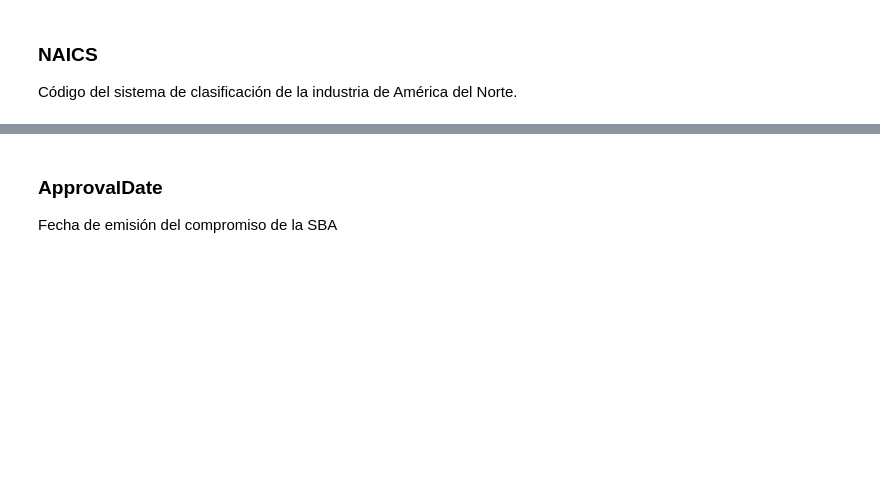
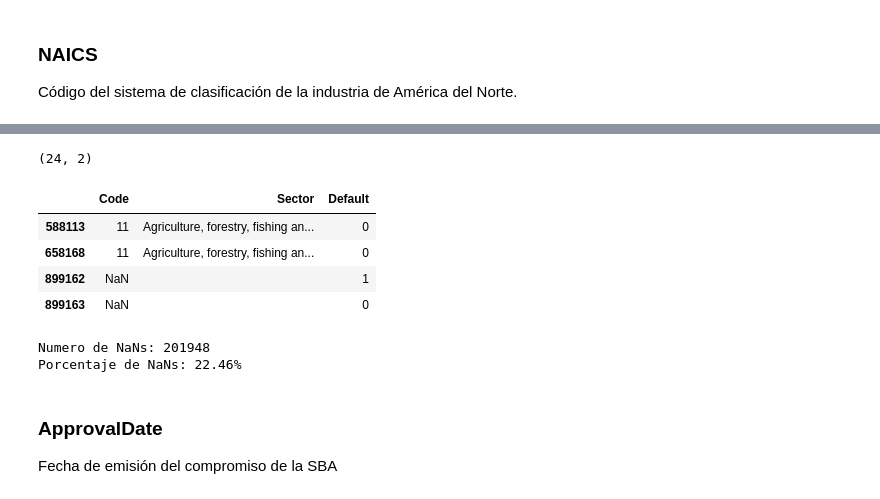
Before and after one commit to Ly-Ax/TFMasterIA, a Jupyter notebook: notebooks/data_exploration.ipynb, the cells around one changed output, grey strips where cells are left out. Saved outputs shown, nothing was run; the diff lists cells and outputs as text; code cells hidden in the pictures; blank space fills up the shorter version.

```diff
--- a/notebooks/data_exploration.ipynb
+++ b/notebooks/data_exploration.ipynb
@@ -357,3 +309,60 @@ df_naics
+# %%
+sector = {"Code": ["11", "21", "22", "23", "31", "32", "33", "42", "44", "45", "48", "49",
+                   "51", "52", "53", "54", "55", "56", "61", "62", "71", "72", "81", "92"],
+          "Sector": ["Agriculture, forestry, fishing and hunting",
+                     "Mining, quarrying, and oil and gas extraction",
+                     "Utilities",
+                     "Construction",
+                     "Manufacturing",
+                     "Manufacturing",
+                     "Manufacturing",
+                     "Wholesale trade",
+                     "Retail trade",
+                     "Retail trade",
+                     "Transportation and warehousing",
+                     "Transportation and warehousing",
+                     "Information",
+                     "Finance and insurance",
+                     "Real estate and rental and leasing",
+                     "Professional, scientific, and technical services",
+                     "Management of companies and enterprises",
+                     "Administrative and support and waste management and remediation services",
+                     "Educational services",
+                     "Health care and social assistance",
+                     "Arts, entertainment, and recreation",
+                     "Accommodation and food services",
+                     "Other services (except public administration)",
+                     "Public administration"]}
+df_sector = pd.DataFrame(sector)
+df_sector.shape
+# %% [output]
+(24, 2)
+# %%
+df_naics = df[["NAICS", "MIS_Status"]].copy()
+df_naics["NAICS"] = df_naics["NAICS"].astype(str).str[0:2]
+df_naics = df_naics.merge(df_sector, left_on="NAICS", right_on="Code", how="left")
+df_naics["Sector"] = df_naics["Sector"].fillna("")
+df_naics["MIS_Status"] = np.where(df["MIS_Status"]=="P I F", 0, 1)
+df_naics = df_naics.rename(columns={"MIS_Status":"Default"})
+df_naics = df_naics[["Code", "Sector", "Default"]]
+df_naics = df_naics.sort_values("Code")
+df_naics.iloc[[0,1,-2,-1],:]
+# %% [output]
+|  | Code | Sector | Default |
+| 588113 | 11 | Agriculture, forestry, fishing an... | 0 |
+| 658168 | 11 | Agriculture, forestry, fishing an... | 0 |
+| 899162 | NaN |  | 1 |
+| 899163 | NaN |  | 0 |
+# %%
+nrows = df.shape[0]
+nvar = df_naics["Code"].isnull().sum()
+pvar = nvar / nrows
+
+print(f"Numero de NaNs: {nvar}")
+print(f"Porcentaje de NaNs: {round(pvar * 100, 2)}%")
+# %% [output]
+Numero de NaNs: 201948
+Porcentaje de NaNs: 22.46%
 # %% [markdown]
 ### ApprovalDate
 Fecha de emisión del compromiso de la SBA
```
Also changed, not shown: parts of 19 cells of this notebook, 1 other file.
